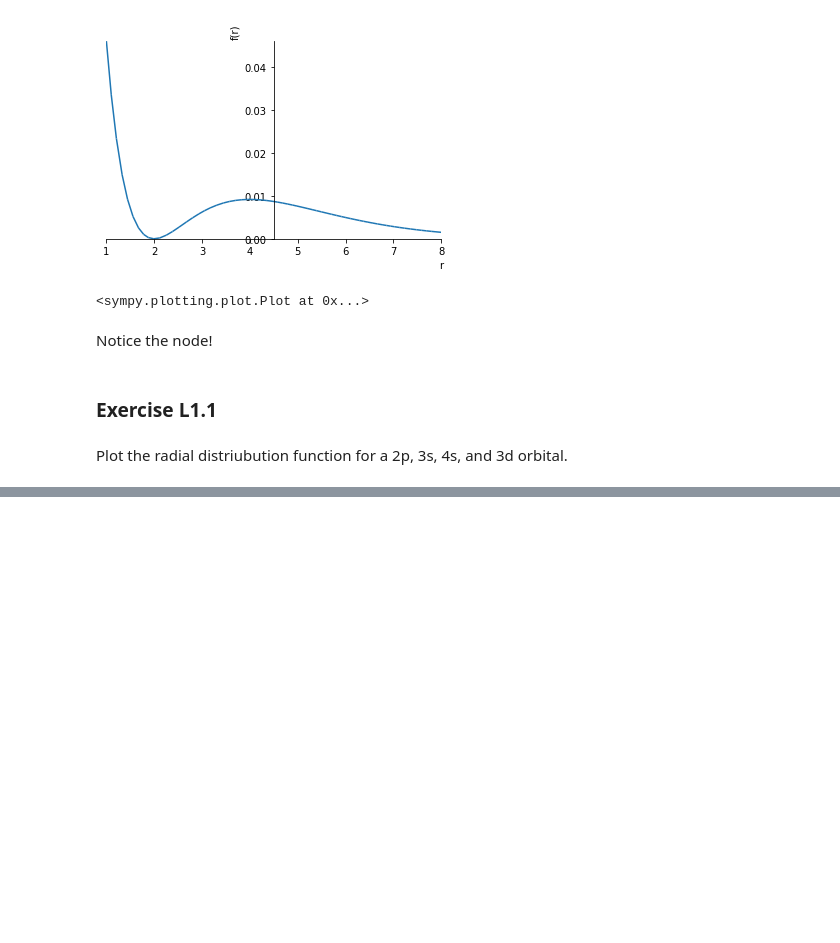
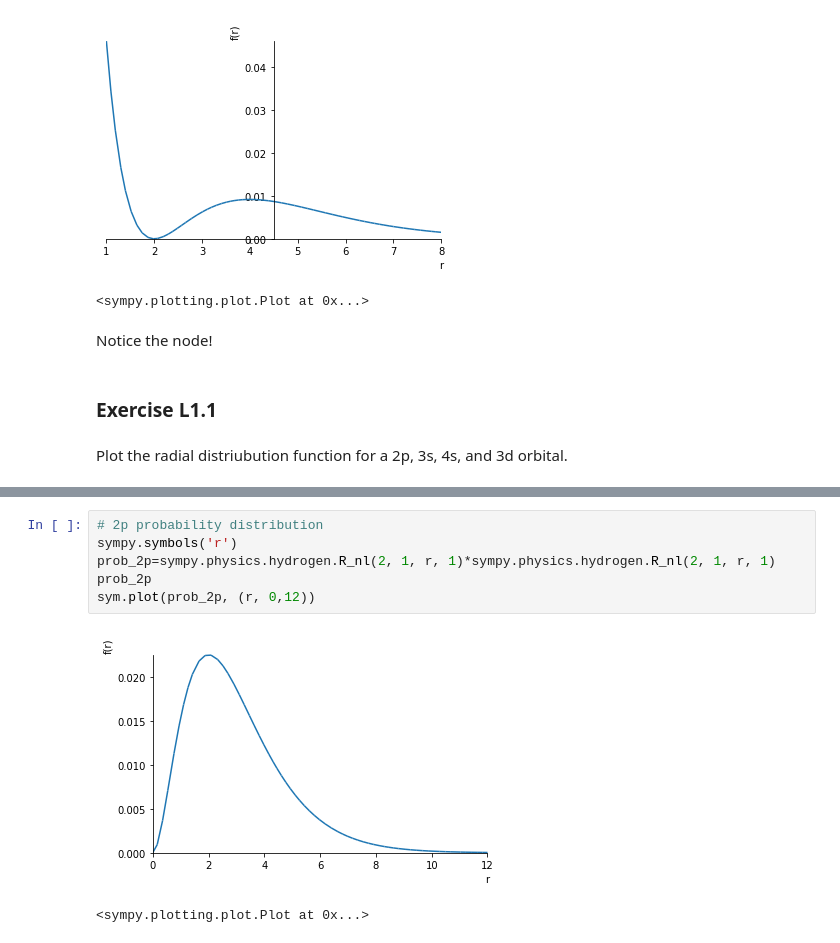
Before and after one commit to sju-chem264-2019/9-26-2019-symbolic-math-Yekaterina25, a Jupyter notebook: symbolic_math.ipynb, the cells around one changed output, grey strips where cells are left out. Cells and saved outputs as stored; diff of their text form; blank space fills up the shorter version.

```diff
--- a/symbolic_math.ipynb
+++ b/symbolic_math.ipynb
@@ -334,0 +346,9 @@ Plot the radial distriubution function for a 2p, 3s, 4s, and 3d orbital.
+# %%
+# 2p probability distribution
+sympy.symbols('r')
+prob_2p=sympy.physics.hydrogen.R_nl(2, 1, r, 1)*sympy.physics.hydrogen.R_nl(2, 1, r, 1)
+prob_2p
+sym.plot(prob_2p, (r, 0,12))
+# %% [output]
+[figure, added]
+<sympy.plotting.plot.Plot at 0x...>
```
Also changed, not shown: parts of 10 cells of this notebook.
